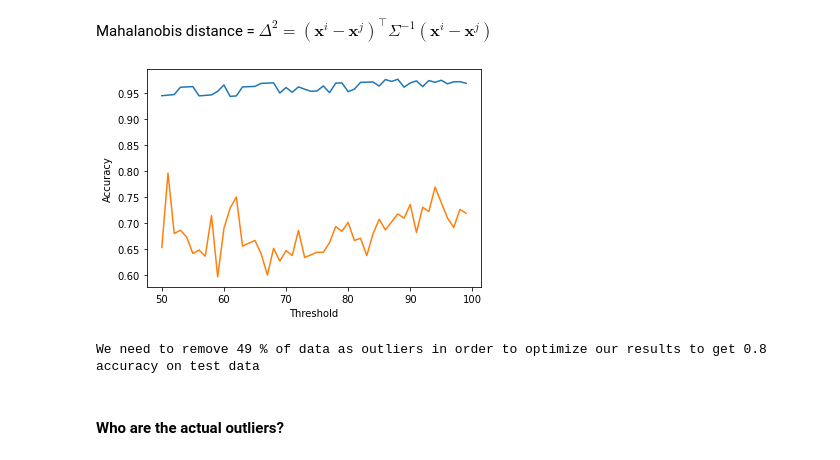
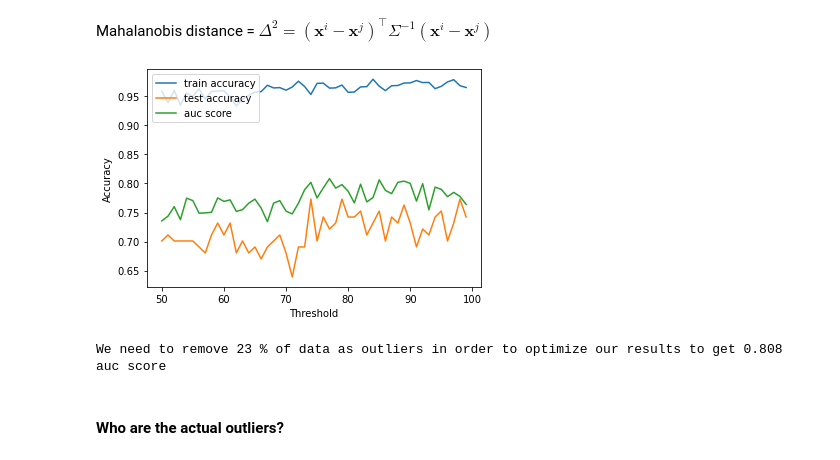
Before and after one commit to tamarshnirer/Anomality_Detection_in_Lymphoma_Patients, a Jupyter notebook: Untitled.ipynb, the cells around one changed output. Cells and saved outputs as stored; diff of their text form; code cells hidden in the pictures.

```diff
--- a/Untitled.ipynb
+++ b/Untitled.ipynb
@@ -693,10 +685,9 @@ X_train_labeled.head()
 As our project mainly deals with outlier detection. We decided to scale our model with the StandardScaler over the MaxMinScaler.
 # %%
 standardScalerX = StandardScaler()
-standardScalerX.fit(X_train_labeled)
-standardScalerX.transform(X_train_labeled)
-standardScalerX.transform(X_test_labeled)
-standardScalerX.transform(X_unlabled)
+X_train_labeled = pd.DataFrame(standardScalerX.fit_transform(X_train_labeled_unscaled),columns=X_train_labeled_unscaled.columns)
+X_test_labeled = pd.DataFrame(standardScalerX.transform(X_test_labeled_unscaled), columns=X_test_labeled_unscaled.columns)
+X_unlabled = pd.DataFrame(standardScalerX.transform(X_unlabled_unscaled), columns=X_unlabled_unscaled.columns)
 X_train_labeled.head()
 # %% [output]
 |  | num__ann arbor stage | num__ldh ratio | num__ecog performance status | num__gender | num__age | ... |
@@ -1055,2 +1070,4 @@ estimate_model(X_train_labeled[most_imp_feat], y_train_labeled, X_test_labeled[m
 # %% [markdown]
 Now we're going to use all our data (with unlabeled rows) in order to make our outlier detection model. <br/> It is very important to use the data *before* normalization or standratization as they may interfer with the outlier detection process.
+# %%
+non_test_x = pd.concat([X_train_labeled, X_train_labeled])
@@ -1062,43 +1095,40 @@ One way to detect anomalies is to assume that regular (non-anomalous) data are g
 Mahalanobis distance = $\Delta^2=(\boldsymbol{x}^i-\boldsymbol{x}^j)^\top\Sigma^{-1}(\boldsymbol{x}^i-\boldsymbol{x}^j)$
 # %%
 mcd_train = MinCovDet(random_state = 0)
-mcd_train.fit(X_train_labeled)
+mcd_train.fit(non_test_x)
 d_train = mcd_train.mahalanobis(X_train_labeled)
-mcd_test = MinCovDet(random_state = 0)
-mcd_train.fit(X_test_labeled)
-d_test = mcd_train.mahalanobis(X_test_labeled)
 # %%
 train_rslt= []
 test_rslt= []
+auc_rslt = []
 
 #we will examine the accuracy of every precentile threshold
 for k in range(50,100,1):
     threshold_train = np.percentile(d_train, k)
-    threshold_test = np.percentile(d_test, k)
     mask_train = d_train > threshold_train
-    mask_test = d_test > threshold_test
     #clean outliers from train data
     temp_x_train = X_train_labeled[~mask_train]
     temp_y_train = y_train_labeled[~mask_train]
-    temp_x_test = X_test_labeled[~mask_test]
-    temp_y_test = y_test_labeled[~mask_test]
     #train the model after outliers was moved
-    train_acc,test_acc = estimate_model(temp_x_train[most_imp_feat], temp_y_train, temp_x_test[most_imp_feat], temp_y_test)
-    train_rslt.append(train_acc)
-    test_rslt.append(test_acc)
+    train_accuracy,auc,test_accuracy = estimate_model(clf, temp_x_train[most_imp_feat], temp_y_train, X_test_labeled[most_imp_feat], y_test_labeled)
+    train_rslt.append(train_accuracy)
+    test_rslt.append(test_accuracy)
+    auc_rslt.append(auc)
 # %%
-plt.plot(range(50,100,1), train_rslt)
-plt.plot(range(50,100,1), test_rslt)
+plt.plot(range(50,100,1), train_rslt, label = 'train accuracy')
+plt.plot(range(50,100,1), test_rslt, label = 'test accuracy')
+plt.plot(range(50,100,1), auc_rslt, label = 'auc score')
 plt.xlabel('Threshold')
 plt.ylabel('Accuracy')
+plt.legend(loc="upper left")
 plt.show()
 # %% [output]
-[figure, old version]
+[figure, new version]
 # %%
-max_test_accuracy_idx = test_rslt.index(max(test_rslt))
-print("We need to remove", 100 - range(50,100)[max_test_accuracy_idx] ,"% of data as outliers in order to optimize our results to get", round(max(test_rslt),2), "accuracy on test data")
+max_auc_idx = auc_rslt.index(max(auc_rslt))
+print("We need to remove", 100 - range(50,100)[max_auc_idx] ,"% of data as outliers in order to optimize our results to get", round(max(auc_rslt),3), "auc score")
 # %% [output]
-We need to remove 49 % of data as outliers in order to optimize our results to get 0.8 accuracy on test data
+We need to remove 23 % of data as outliers in order to optimize our results to get 0.808 auc score
 # %% [markdown]
 #### Who are the actual outliers?
 # %%
```
Also changed, not shown: parts of 31 cells of this notebook.
